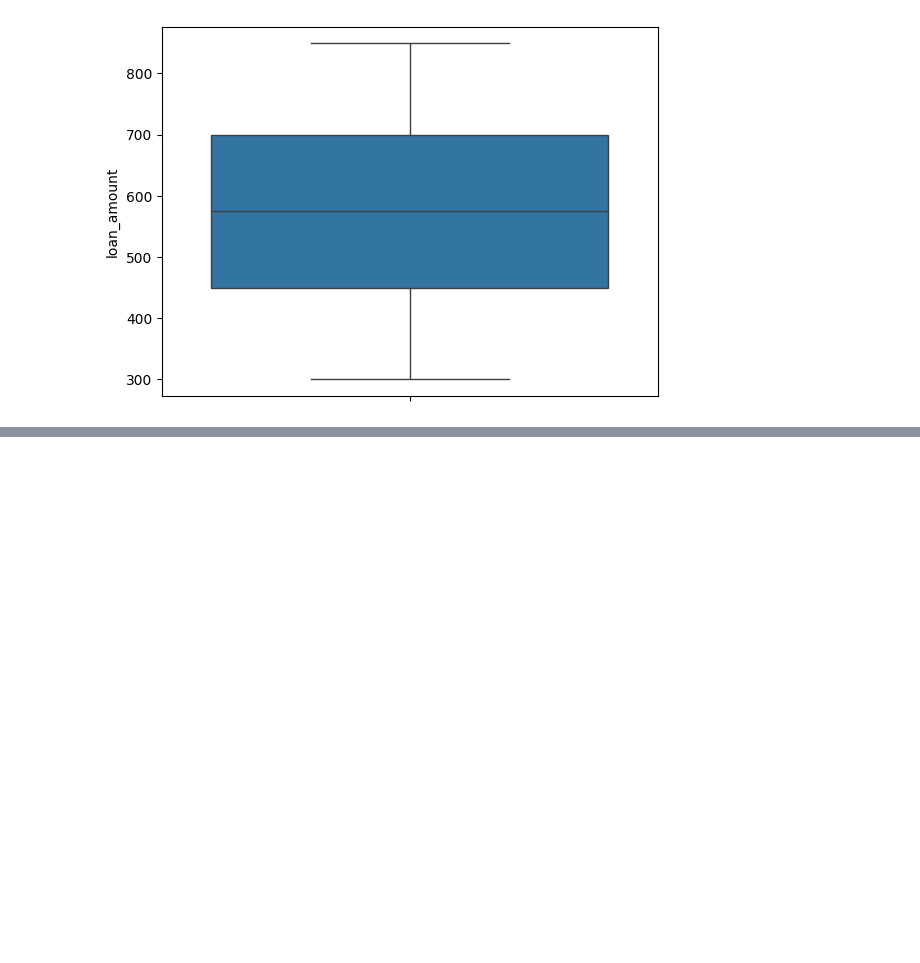
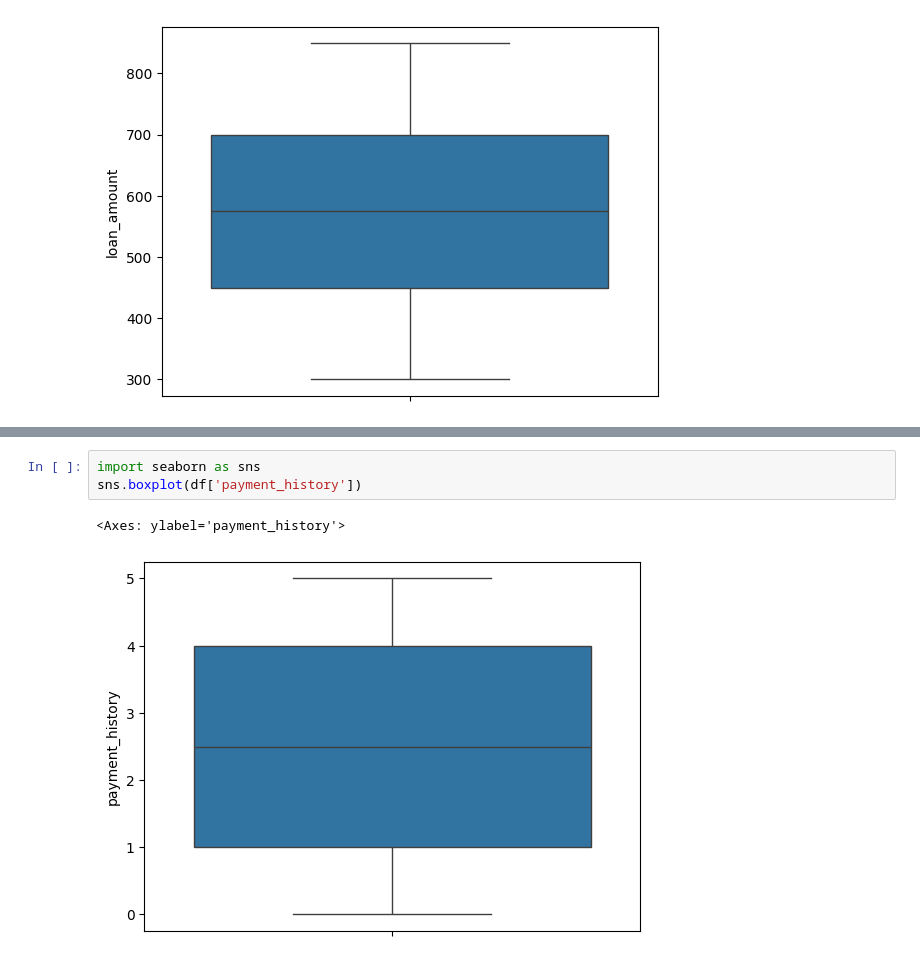
Before and after one commit to saaaaaaaaaaaaaad56/creditworthiness, a Jupyter notebook: Execution.ipynb, the cells around one changed output, grey strips where cells are left out. Drawn from its saved outputs; the diff is of its cells as text; blank space fills up the shorter version.

```diff
--- a/Execution.ipynb
+++ b/Execution.ipynb
@@ -452,0 +477,6 @@ sns.boxplot(df['loan_amount'])
+# %%
+import seaborn as sns
+sns.boxplot(df['payment_history'])
+# %% [output]
+<Axes: ylabel='payment_history'>
+[figure, added]
```
Also changed, not shown: parts of 14 cells of this notebook.
